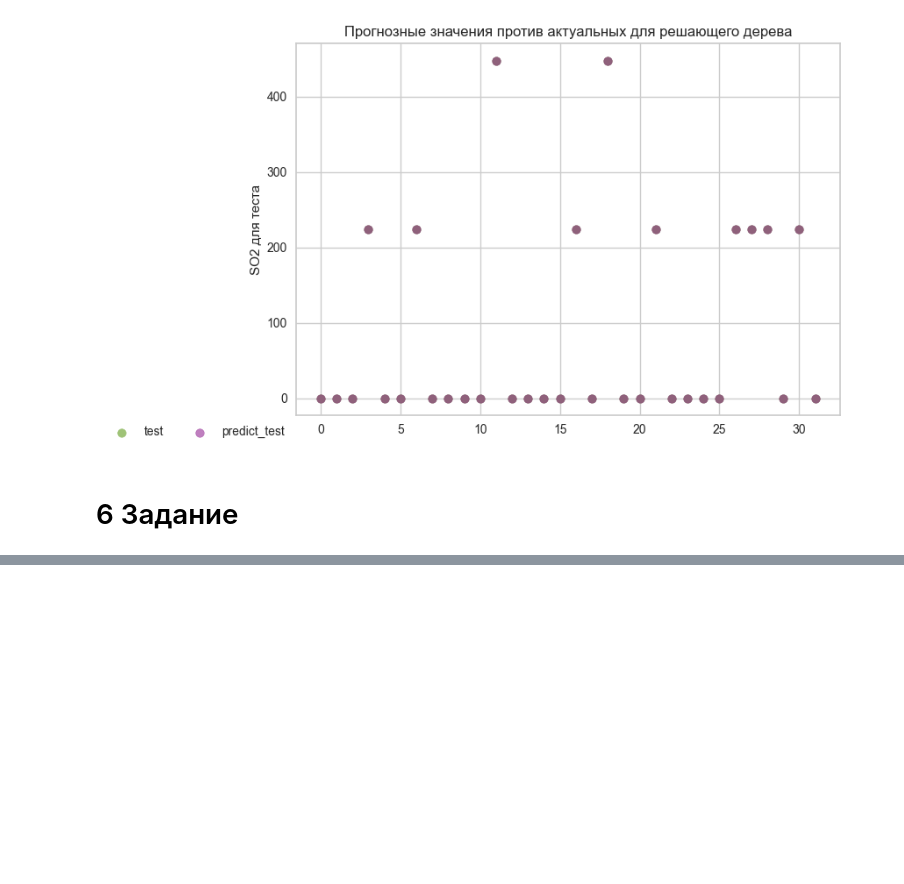
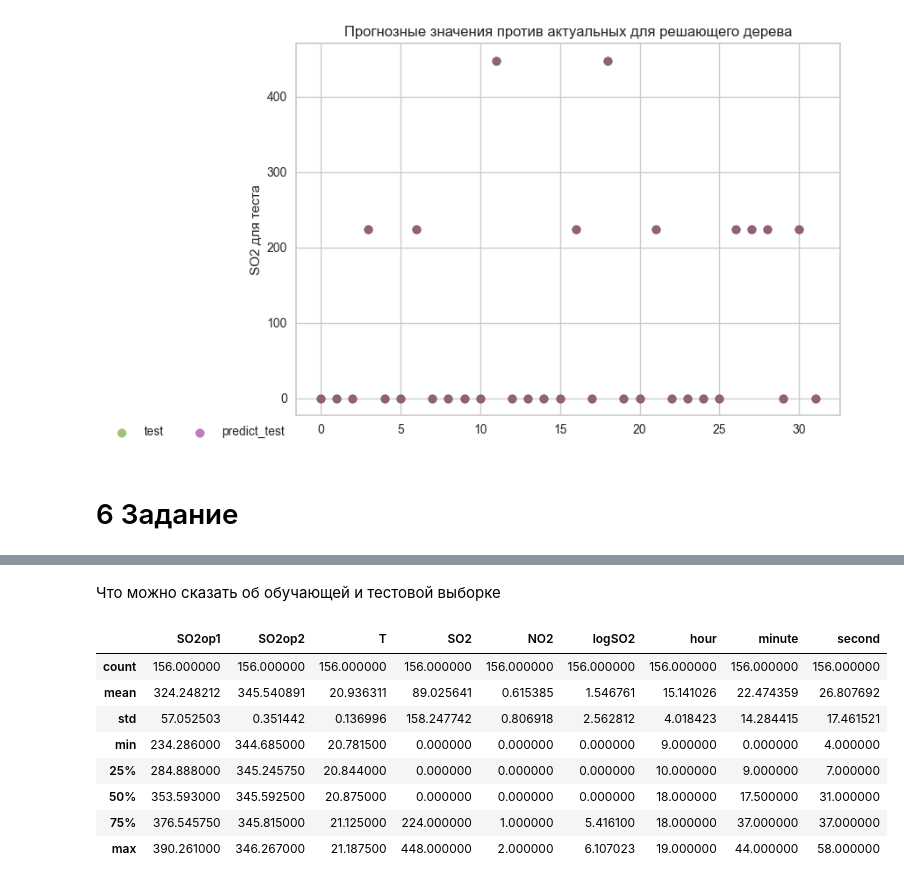
Before and after one commit to Vladimir-Dimitrov-Ngu/Interviews, a Jupyter notebook: Тестовое задание CityAir/Код/Solve .ipynb, the cells around one changed output, grey strips where cells are left out. Cells and saved outputs as stored; diff of their text form; code cells hidden in the pictures; blank space fills up the shorter version.

```diff
--- a/Тестовое задание CityAir/Код/Solve .ipynb
+++ b/Тестовое задание CityAir/Код/Solve .ipynb
@@ -480,0 +568,14 @@ plt.title('Прогнозные значения против актуальны
+# %% [markdown]
+Что можно сказать об обучающей и тестовой выборке
+# %%
+G2.describe()
+# %% [output]
+|  | SO2op1 | SO2op2 | T | SO2 | NO2 | logSO2 | hour | minute | second |
+| count | 156.000000 | 156.000000 | 156.000000 | 156.000000 | 156.000000 | 156.000000 | 156.000000 | 156.000000 | 156.000000 |
+| mean | 324.248212 | 345.540891 | 20.936311 | 89.025641 | 0.615385 | 1.546761 | 15.141026 | 22.474359 | 26.807692 |
+| std | 57.052503 | 0.351442 | 0.136996 | 158.247742 | 0.806918 | 2.562812 | 4.018423 | 14.284415 | 17.461521 |
+| min | 234.286000 | 344.685000 | 20.781500 | 0.000000 | 0.000000 | 0.000000 | 9.000000 | 0.000000 | 4.000000 |
+| 25% | 284.888000 | 345.245750 | 20.844000 | 0.000000 | 0.000000 | 0.000000 | 10.000000 | 9.000000 | 7.000000 |
+| 50% | 353.593000 | 345.592500 | 20.875000 | 0.000000 | 0.000000 | 0.000000 | 18.000000 | 17.500000 | 31.000000 |
+| 75% | 376.545750 | 345.815000 | 21.125000 | 224.000000 | 1.000000 | 5.416100 | 18.000000 | 37.000000 | 37.000000 |
+| max | 390.261000 | 346.267000 | 21.187500 | 448.000000 | 2.000000 | 6.107023 | 19.000000 | 44.000000 | 58.000000 |
```
Also changed, not shown: parts of 38 cells of this notebook.
